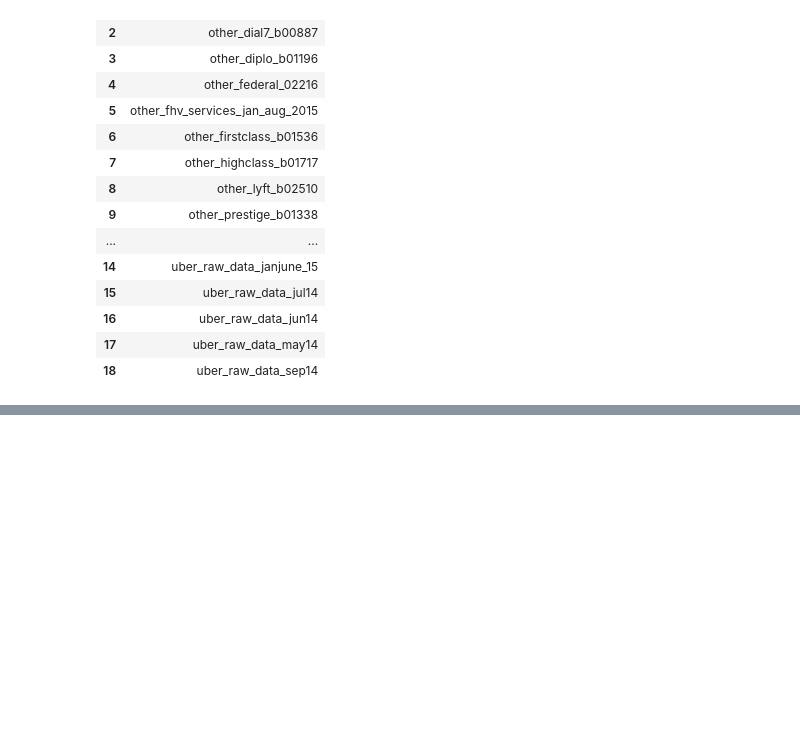
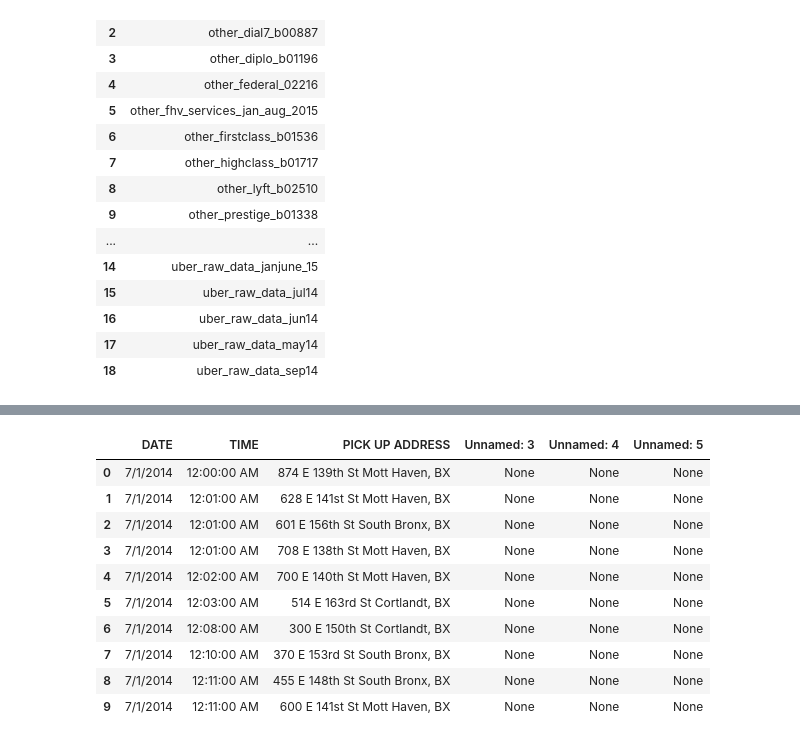
Before and after one commit to abhishekmahto01/DS-365, a Jupyter notebook: Urban_Mobility_Analytics/notebooks/data_discovery.ipynb, the cells around one changed output, grey strips where cells are left out. Cells and saved outputs as stored; diff of their text form; code cells hidden in the pictures; blank space fills up the shorter version.

Commit message:
new changes in descovery_data

```diff
--- a/Urban_Mobility_Analytics/notebooks/data_discovery.ipynb
+++ b/Urban_Mobility_Analytics/notebooks/data_discovery.ipynb
@@ -43,0 +137,16 @@ Total tables: 19
+# %%
+for table_name, group in schema_df.groupby("table_name"):
+
+    print("\n" + "=" * 70)
+    print(table_name)
+    print("=" * 70)
+
+    print(
+        group[
+            [
+                "column_name",
+                "data_type",
+                "is_nullable"
+            ]
+        ].to_string(index=False)
+    )
@@ -43,0 +171,28 @@ Total tables: 19
+# %%
+def show_sample_data(engine, table_name, n=5):
+
+    query = f'''
+    SELECT *
+    FROM "{table_name}"
+    LIMIT {n};
+    '''
+
+    return pd.read_sql(query, engine)
+# %%
+show_sample_data(
+    engine,
+    "other_american_b01362",
+    10
+)
+# %% [output]
+|  | DATE | TIME | PICK UP ADDRESS | Unnamed: 3 | Unnamed: 4 | Unnamed: 5 |
+| 0 | 7/1/2014 | 12:00:00 AM | 874 E 139th St Mott Haven, BX | None | None | None |
+| 1 | 7/1/2014 | 12:01:00 AM | 628 E 141st St Mott Haven, BX | None | None | None |
+| 2 | 7/1/2014 | 12:01:00 AM | 601 E 156th St South Bronx, BX | None | None | None |
+| 3 | 7/1/2014 | 12:01:00 AM | 708 E 138th St Mott Haven, BX | None | None | None |
+| 4 | 7/1/2014 | 12:02:00 AM | 700 E 140th St Mott Haven, BX | None | None | None |
+| 5 | 7/1/2014 | 12:03:00 AM | 514 E 163rd St Cortlandt, BX | None | None | None |
+| 6 | 7/1/2014 | 12:08:00 AM | 300 E 150th St Cortlandt, BX | None | None | None |
+| 7 | 7/1/2014 | 12:10:00 AM | 370 E 153rd St South Bronx, BX | None | None | None |
+| 8 | 7/1/2014 | 12:11:00 AM | 455 E 148th St South Bronx, BX | None | None | None |
+| 9 | 7/1/2014 | 12:11:00 AM | 600 E 141st St Mott Haven, BX | None | None | None |
```
Also changed, not shown: parts of 7 cells of this notebook.
